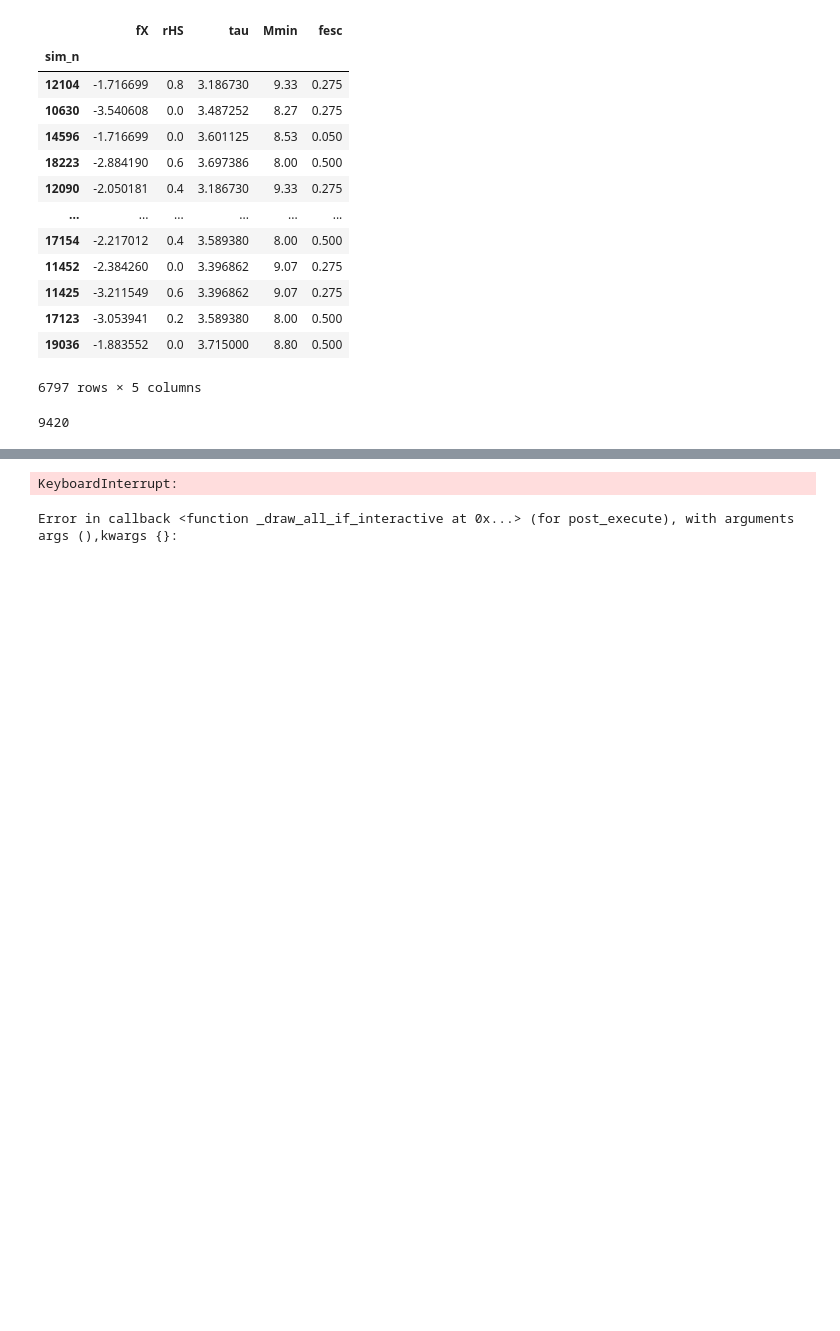
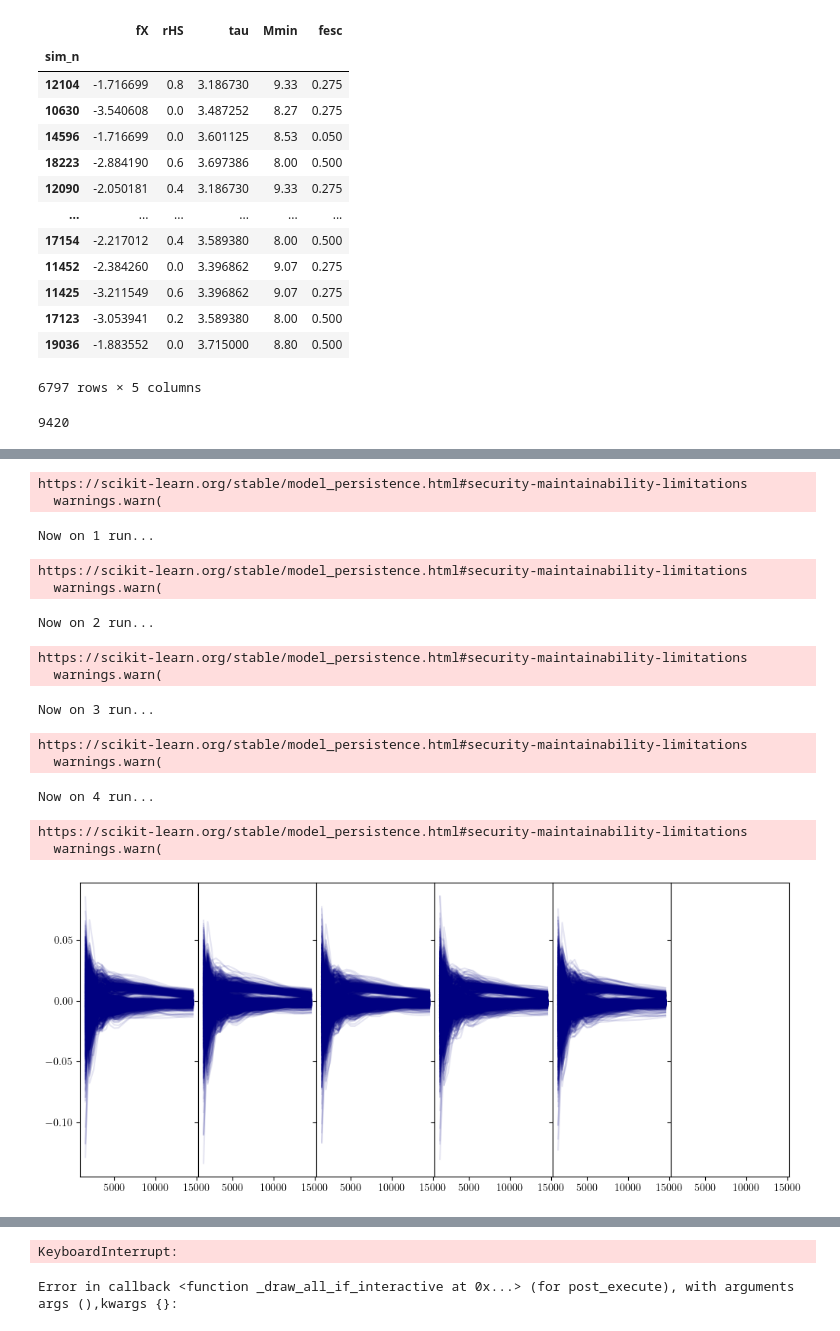
Before and after one commit to lisaleemcb/alfred, a Jupyter notebook: notebooks/paper_plots.ipynb, the cells around one changed output, grey strips where cells are left out. Cells and saved outputs as stored; diff of their text form; code cells hidden in the pictures; blank space fills up the shorter version.

Commit message:
updated number of emulators

```diff
--- a/notebooks/paper_plots.ipynb
+++ b/notebooks/paper_plots.ipynb
@@ -195,3 +153,8 @@ for p in priors:
     norm.append(n)
 
 cmap = plt.get_cmap('viridis_r')
+# %%
+validation_sims = np.load(f'{base_dir}/emulators/setrandomseed3/validation_sims.npy', allow_pickle=True)
+# %%
+bad = np.load(f"{base_dir}/metadata/badsims_emulated.npy", allow_pickle=True)
+good = np.load(f"{base_dir}/metadata/goodsims_emulated.npy", allow_pickle=True)
@@ -197,0 +177,60 @@ cmap = plt.get_cmap('viridis_r')
+# %%
+fig, ax = plt.subplots(1,6, sharex=True, sharey=True, figsize=(12,5))
+fig.subplots_adjust(wspace=0.0)
+
+import alfred.utils as utils
+
+mob = []
+tspecs_mob  = np.zeros((len(validation_sims), len(ells[indices])))
+especs_mob = np.zeros_like(tspecs_mob)
+
+print(f"On validation mob")
+for si, sn in enumerate(validation_sims):
+    # if si % 1000 != 0:
+    #     continue
+    tspec = utils.spectra(sn)[indices]
+    espec = emulator.mechkemu(df.loc[sn].to_numpy(), mob)
+    residual =  espec - tspec
+
+    tspecs_mob[si] = tspec
+    especs_mob[si] = espec
+
+    if sn in bad:
+        color = 'tomato'
+    elif sn in good:
+        color = 'navy'
+
+l = ax[-1].plot(ells[indices], (especs_mob - tspecs_mob).T, color=color, alpha=.1)
+
+for i in range(5):
+    print(f"Now on {i} run...")
+    emu = summon_emu(f"setrandomseed3/emuv5.1_run{i}")
+    mob.append(emu)
+
+    tspecs  = np.zeros((len(validation_sims), len(ells[indices])))
+    especs = np.zeros_like(tspecs)
+
+    for si, sn in enumerate(validation_sims):
+        # if si % 1000 != 0:
+        #     continue
+        tspec = utils.spectra(sn)[indices]
+        espec = emulator.kemu(df.loc[sn].to_numpy(), **emu)
+        residual =  espec - tspec
+
+        tspecs[si] = tspec
+        especs[si] = espec
+
+        if sn in bad:
+            color = 'tomato'
+        elif sn in good:
+            color = 'navy'
+
+    # if lowbias[i]:
+    #     color = 'navy'
+    # elif not lowbias[i]:
+    #     color = 'tomato'
+    # l =ax[0].plot(ells[indices], tspec, color='navy', alpha=.1)
+    # l =ax[0].plot(ells[indices], espec, color='tomato', alpha=.1)
+
+    l = ax[i].plot(ells[indices], (especs - tspecs).T, color=color, alpha=.1)
+# %% [output]
@@ -197,0 +239,15 @@ cmap = plt.get_cmap('viridis_r')
+https://scikit-learn.org/stable/model_persistence.html#security-maintainability-limitations
+  warnings.warn(
+Now on 1 run...
+https://scikit-learn.org/stable/model_persistence.html#security-maintainability-limitations
+  warnings.warn(
+Now on 2 run...
+https://scikit-learn.org/stable/model_persistence.html#security-maintainability-limitations
+  warnings.warn(
+Now on 3 run...
+https://scikit-learn.org/stable/model_persistence.html#security-maintainability-limitations
+  warnings.warn(
+Now on 4 run...
+https://scikit-learn.org/stable/model_persistence.html#security-maintainability-limitations
+  warnings.warn(
+[figure, added]
```
Also changed, not shown: parts of 13 cells of this notebook, 4 other files.
